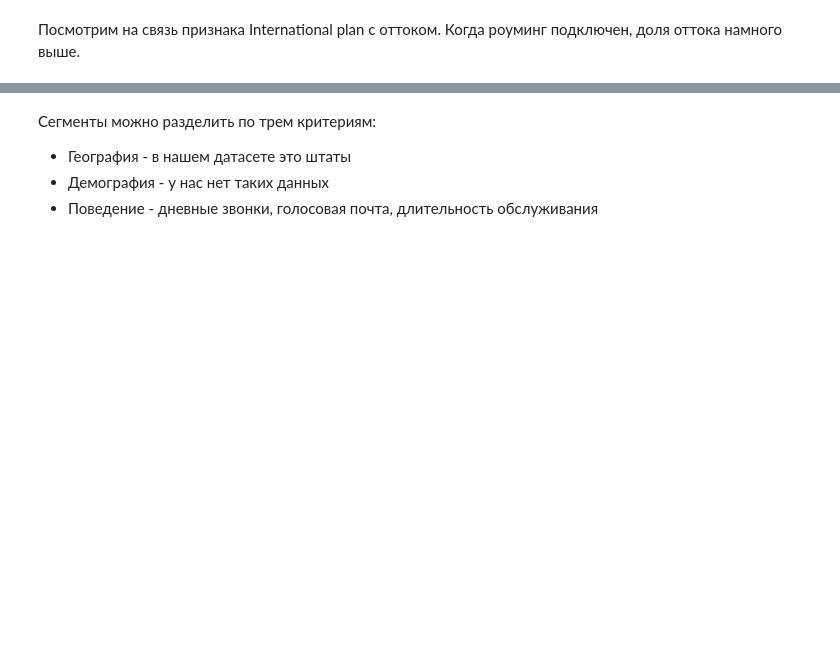
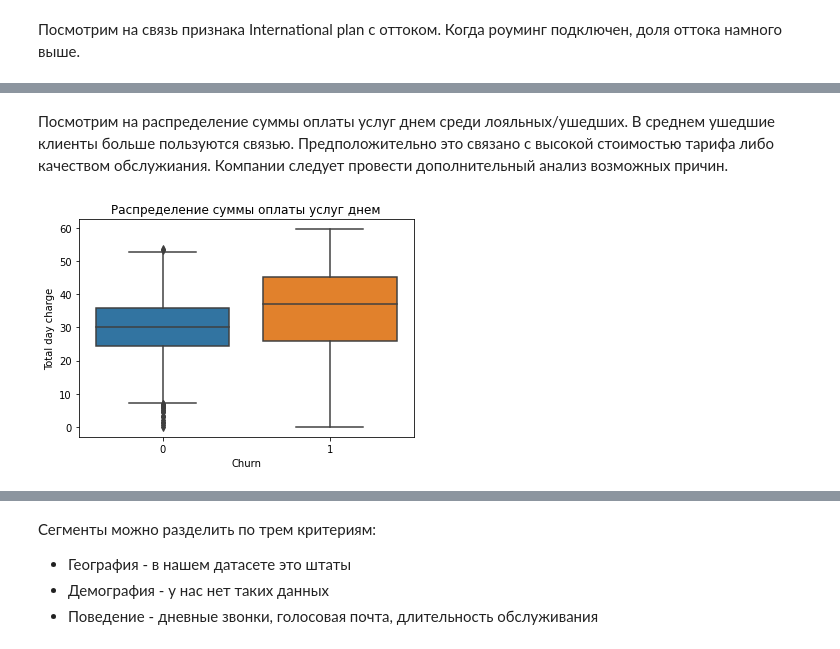
Before and after one commit to yana-samoylova/MTS.TETA, a Jupyter notebook: ДЗ_3_2.ipynb, the cells around one changed output, grey strips where cells are left out. Drawn from its saved outputs; the diff is of its cells as text; code cells hidden in the pictures; blank space fills up the shorter version.

```diff
--- a/ДЗ_3_2.ipynb
+++ b/ДЗ_3_2.ipynb
@@ -453 +475,9 @@ sns.countplot(x="Customer service calls", hue="Churn", data=df);
+# %% [markdown]
+Посмотрим на распределение суммы оплаты услуг днем среди лояльных/ушедших.
+В среднем ушедшие клиенты больше пользуются связью. Предположительно это связано с высокой стоимостью тарифа либо качеством обслужиания. Компании следует провести дополнительный анализ возможных причин.
+# %%
+sns.boxplot(x="Churn", y="Total day charge", data=df)
+plt.title('Распределение суммы оплаты услуг днем');
+# %% [output]
+[figure, added]
 # %% [markdown]
```
Also changed, not shown: parts of 37 cells of this notebook, 7 other files.
